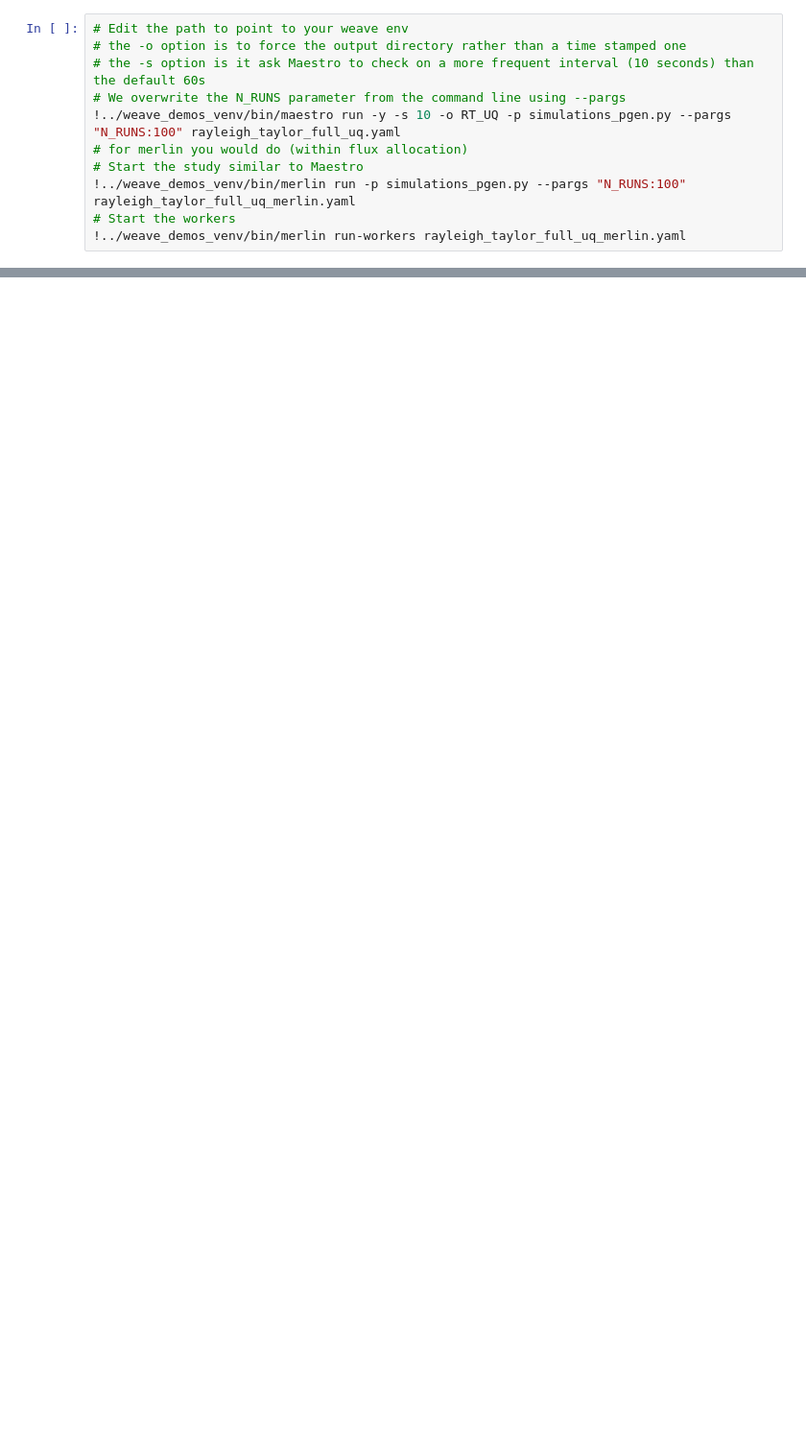
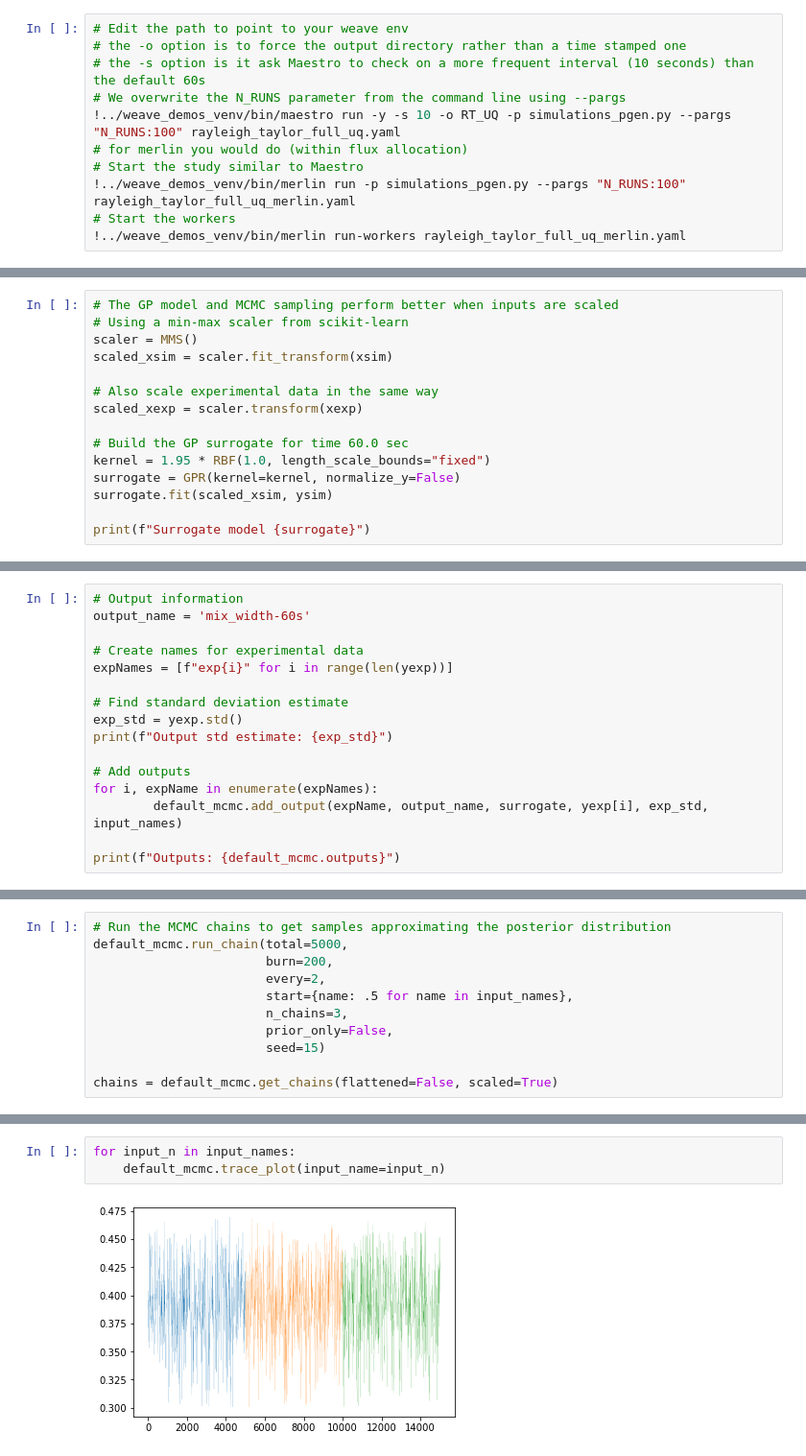
Before and after one commit to LLNL/weave_docs, a Jupyter notebook: docs/tutorials/Public/pyranda_rayleigh_taylor/pyranda_rayleigh_taylor.ipynb, the cells around one changed output, grey strips where cells are left out. Shown at 96% size. Cells and saved outputs as stored; diff of their text form; blank space fills up the shorter version.

```diff
--- a/docs/tutorials/Public/pyranda_rayleigh_taylor/pyranda_rayleigh_taylor.ipynb
+++ b/docs/tutorials/Public/pyranda_rayleigh_taylor/pyranda_rayleigh_taylor.ipynb
@@ -208,0 +303,15 @@ A few considerations:
+# %%
+# The GP model and MCMC sampling perform better when inputs are scaled
+# Using a min-max scaler from scikit-learn
+scaler = MMS()
+scaled_xsim = scaler.fit_transform(xsim)
+
+# Also scale experimental data in the same way
+scaled_xexp = scaler.transform(xexp)
+
+# Build the GP surrogate for time 60.0 sec
+kernel = 1.95 * RBF(1.0, length_scale_bounds="fixed")
+surrogate = GPR(kernel=kernel, normalize_y=False)
+surrogate.fit(scaled_xsim, ysim)
+
+print(f"Surrogate model {surrogate}")
@@ -208,0 +348,16 @@ A few considerations:
+# %%
+# Output information
+output_name = 'mix_width-60s'
+
+# Create names for experimental data
+expNames = [f"exp{i}" for i in range(len(yexp))]
+
+# Find standard deviation estimate
+exp_std = yexp.std()
+print(f"Output std estimate: {exp_std}")
+
+# Add outputs
+for i, expName in enumerate(expNames):
+        default_mcmc.add_output(expName, output_name, surrogate, yexp[i], exp_std, input_names)
+
+print(f"Outputs: {default_mcmc.outputs}")
@@ -208,0 +385,11 @@ A few considerations:
+# %%
+# Run the MCMC chains to get samples approximating the posterior distribution
+default_mcmc.run_chain(total=5000,
+                       burn=200,
+                       every=2,
+                       start={name: .5 for name in input_names},
+                       n_chains=3,
+                       prior_only=False,
+                       seed=15)
+
+chains = default_mcmc.get_chains(flattened=False, scaled=True)
@@ -208,0 +418,5 @@ A few considerations:
+# %%
+for input_n in input_names:
+    default_mcmc.trace_plot(input_name=input_n)
+# %% [output]
+[figure, added]
```
Also changed, not shown: parts of 22 cells of this notebook, 17 other files.
